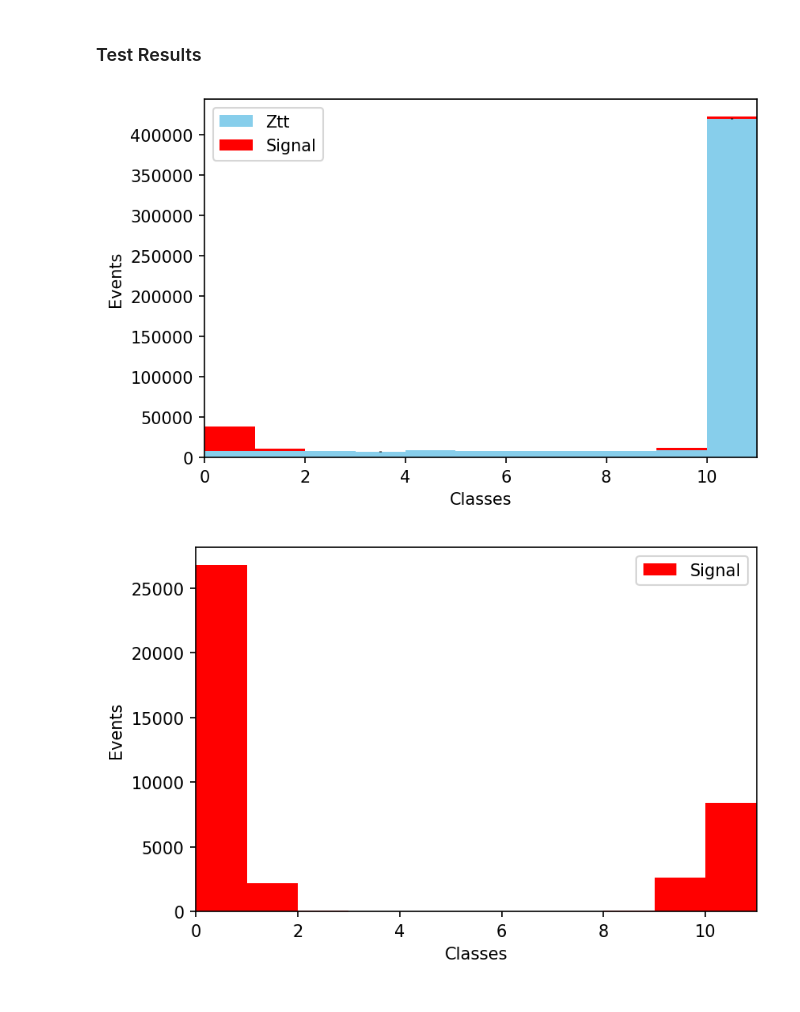
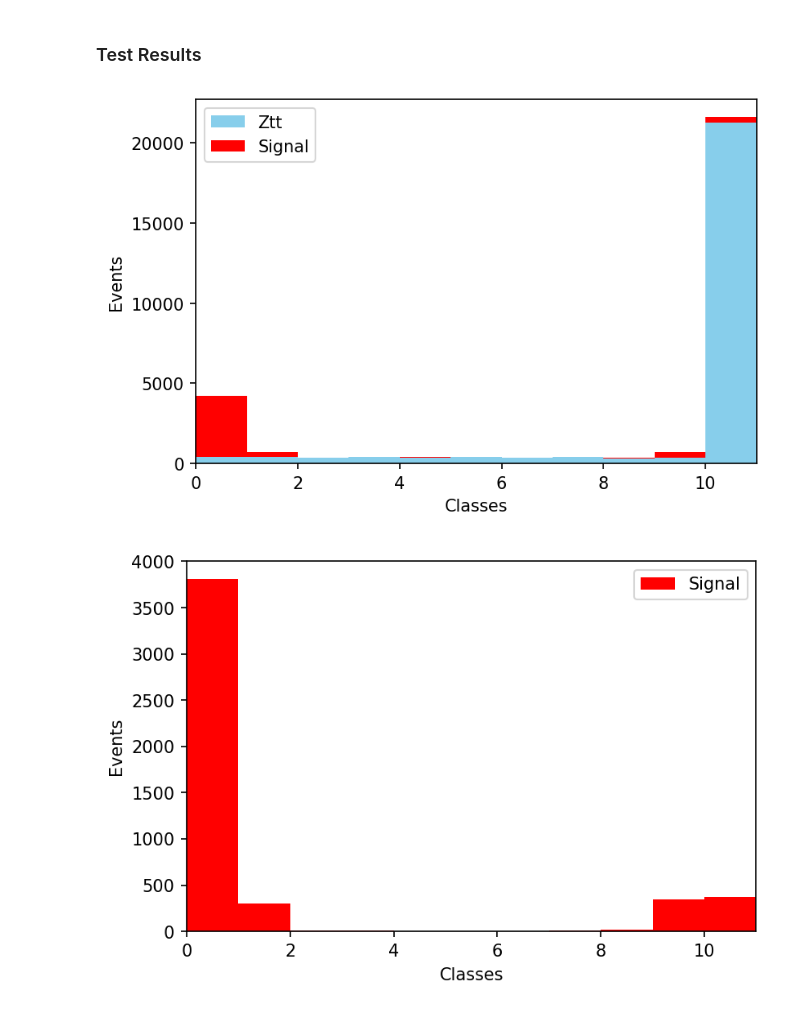
Before and after one commit to chhlam/HiggsCP-modified, a Jupyter notebook: torch_model-rhorho-signal_bg_classification.ipynb, the cells around one changed output. Cells and saved outputs as stored; diff of their text form; code cells hidden in the pictures.

```diff
--- a/torch_model-rhorho-signal_bg_classification.ipynb
+++ b/torch_model-rhorho-signal_bg_classification.ipynb
@@ -105,11 +116,15 @@ if args.REPRO:
         points = []
         args.IN = '/home/anderson/higgs_data/'+decaymode
         args.TYPE = 'nn_'+decaymode
-        args.Z_FRACTION = 0.5
+        args.Z_FRACTION = 0.8
         data, weights, argmaxs, perm, c012s, hits_argmaxs, hits_c012s = preprocess_data(args)
-        event = eval(events[args.TYPE])(data, args)
-        points.append(EventDatasets(event, weights, argmaxs, perm, c012s=c012s, hits_argmaxs=hits_argmaxs,  hits_c012s=hits_c012s, miniset=args.MINISET, unweighted=args.UNWEIGHTED))
-        pickle.dump(points,open(args.IN+'/events_w_background_train.pk','wb'))
+        event = RhoRhoEvent(data, args)
+        if args.HEP_COORD: # convert p4 to HEP coordinates
+            raw_df = Cart4DToPtEtaPhiE(event.cols)
+            raw_df_concat = pd.concat(raw_df, axis=1)
+            event.cols = np.append(raw_df_concat.to_numpy(),np.zeros([len(event.cols),1]),1)
+        points.append(EventDatasets(event, weights, argmaxs, perm, c012s=c012s, hits_argmaxs=hits_argmaxs, hits_c012s=hits_c012s, miniset=args.MINISET, unweighted=args.UNWEIGHTED))
+        pickle.dump(points,open(args.IN+'/events_pTEtaPhiE_Z_FRACTION_'+str(args.Z_FRACTION)+'.pk','wb'))
         break
 # %% [output]
 Loading data
@@ -121,7 +138,7 @@ SCALE!!
 # %% [markdown]
 ### Loading signal samples
 # %%
-points=pickle.load(open(args.IN+'/events_w_background_train.pk','rb'))
+points=pickle.load(open(args.IN+'/events_pTEtaPhiE_Z_FRACTION_0.8.pk','rb'))
 # %% [markdown]
 ### Training NN
 # %%
@@ -288,14 +301,0 @@ plt.show()
-# %%
-events={'nn_rhorho':'RhoRhoEvent', 'nn_a1rho':'A1RhoEvent', 'nn_a1a1':'A1A1Event'}
-if args.REPRO:
-    for decaymode in tqdm(decaymodes):
-        points = []
-        args.Z_FRACTION = 1.0
-        args.IN = '/home/anderson/higgs_data/'+decaymode
-        args.TYPE = 'nn_'+decaymode
-        args.LABEL = False
-        data, weights, argmaxs, perm, c012s, hits_argmaxs, hits_c012s = preprocess_data(args)
-        event = eval(events[args.TYPE])(data, args)
-        points.append(EventDatasets(event, weights, argmaxs, perm, c012s=c012s, hits_argmaxs=hits_argmaxs,  hits_c012s=hits_c012s, miniset=args.MINISET, unweighted=args.UNWEIGHTED))
-        pickle.dump(points,open(args.IN+'/events_w_background_test.pk','wb'))
-        break
@@ -309,2 +301,0 @@ SCALE!!
-# %%
-background_points=pickle.load(open(args.IN+'/events_w_background_test.pk','rb'))
@@ -382,34 +446,34 @@ signal_outputs= pickle.load(open(args.IN+'/NN_outputs_signal_only.pk','rb'))
 # %%
 fig,ax=plt.subplots(dpi=150)
 
-Ztt = bg_outputs
-Signal = np.array(np.argmax(signal_outputs,axis=1))
+Ztt = np.array(background_outputs)
+Signal = np.array(signal_outputs)
 
 plt.xlabel("Classes")
 plt.ylabel("Events")
 
 # plot the data
 bins = args.NUM_CLASSES
 ax.set_xlim(0,bins)
 entries, edges, _ = plt.hist([Ztt,Signal], bins, color = ['skyblue', 'red'], stacked=True, label=['Ztt','Signal'])
 
 ax.legend()
 
 # calculate bin centers
-bin_centers = 0.5 * (edges[:-1] + edges[1:])
+#bin_centers = 0.5 * (edges[:-1] + edges[1:])
 
 # draw error bars
-Ztt_std = np.sqrt(entries[0])
-plt.errorbar(bin_centers, entries[0], yerr=Ztt_std, ls='none', ecolor='black')
+#Ztt_std = np.sqrt(entries[0])
+#plt.errorbar(bin_centers, entries[0], yerr=Ztt_std, ls='none', ecolor='black')
 
 plt.show()
 # %% [output]
-[figure, old version]
+[figure, new version]
 # %%
 fig,ax=plt.subplots(dpi=150)
 
-Ztt = bg_outputs
-Signal = np.array(np.argmax(signal_outputs,axis=1))
+#Ztt = np.array(background_outputs)
+Signal = np.array(signal_outputs)
 
 plt.xlabel("Classes")
 plt.ylabel("Events")
@@ -431,7 +495,7 @@ ax.legend()
 
 plt.show()
 # %% [output]
-[figure, old version]
+[figure, new version]
 # %%
 np.set_printoptions(suppress=True)
 print(entries)
```
Also changed, not shown: parts of 31 cells of this notebook, 7 other files.
